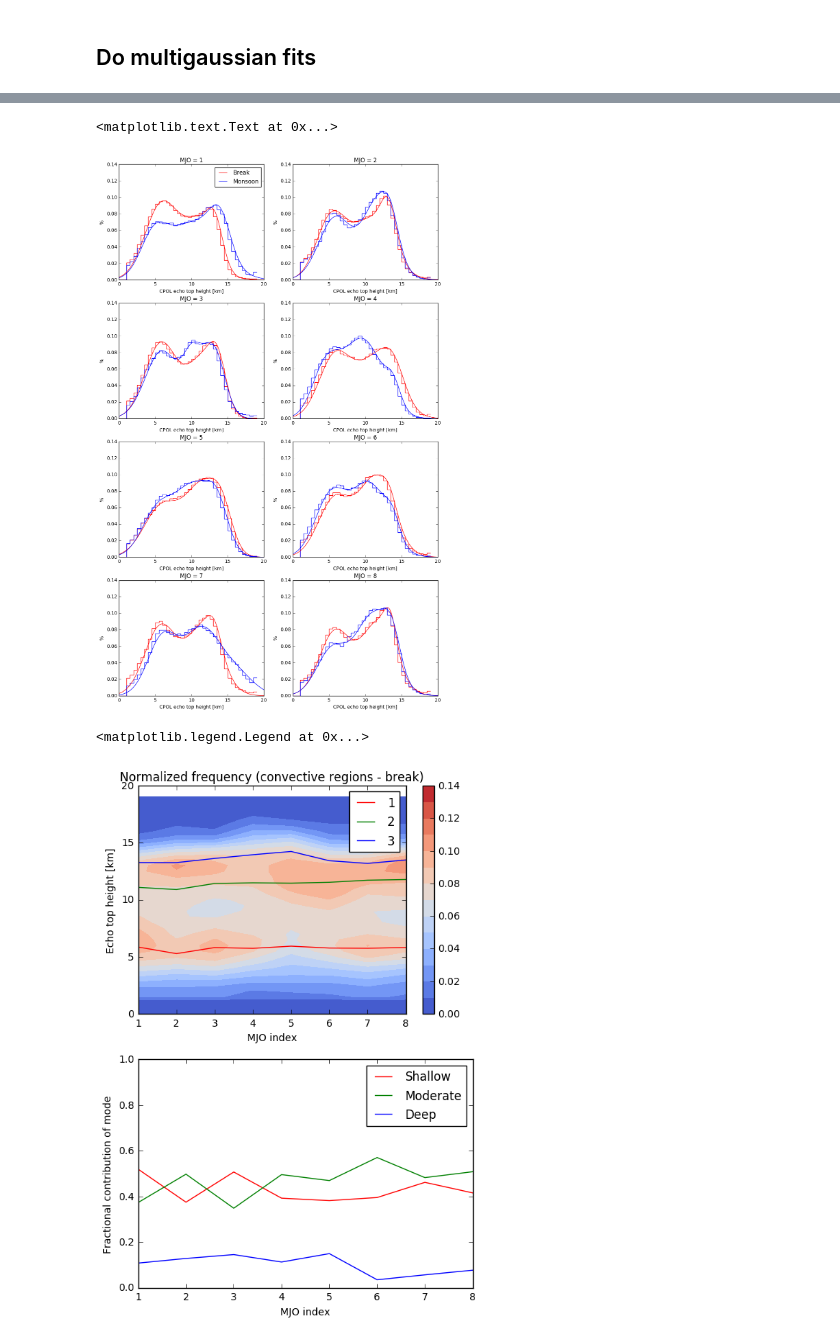
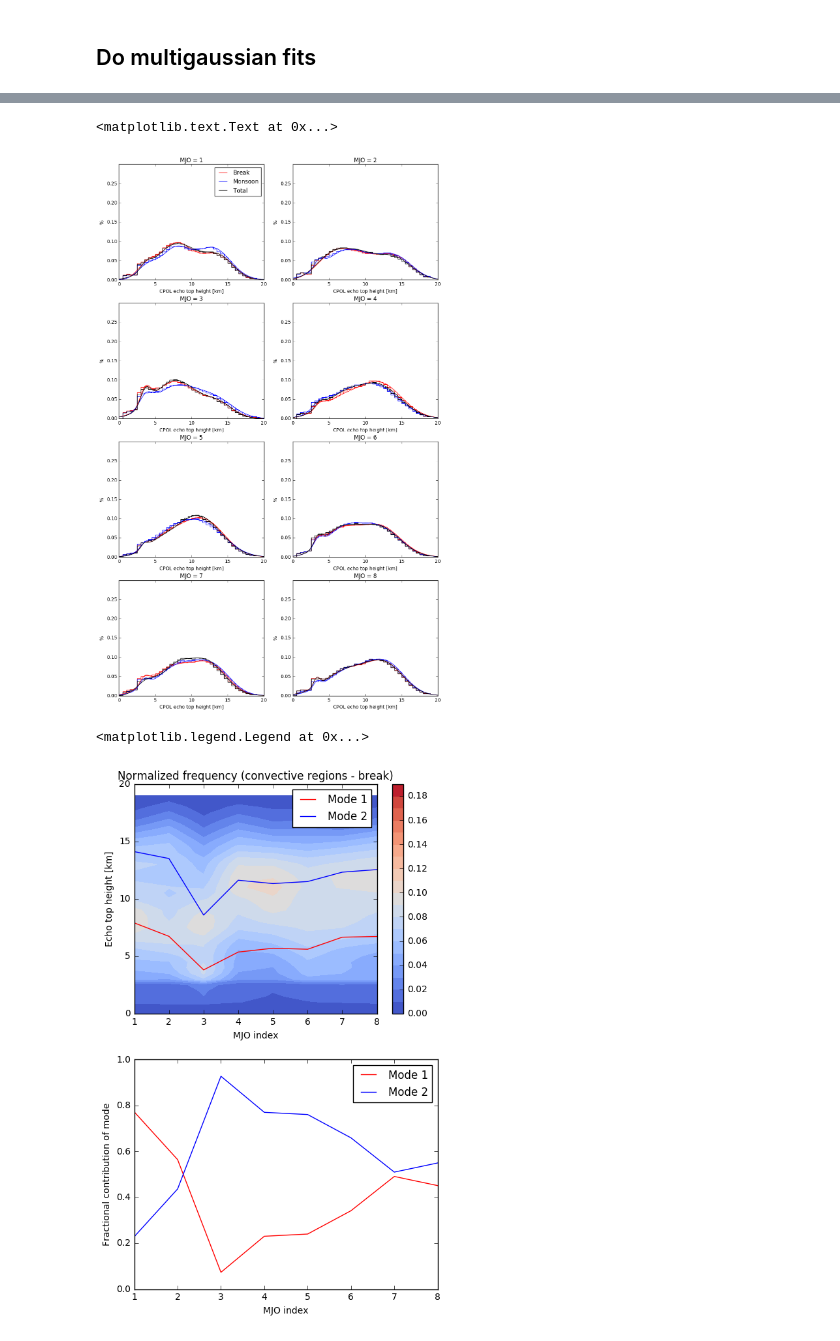
Before and after one commit to rcjackson/cmdv-rrm-anl, a Jupyter notebook: notebooks/Echo top height pdf.ipynb, the cells around one changed output, grey strips where cells are left out. Drawn from its saved outputs; the diff is of its cells as text; code cells hidden in the pictures.

```diff
--- a/notebooks/Echo top height pdf.ipynb
+++ b/notebooks/Echo top height pdf.ipynb
@@ -11,13 +13,20 @@ from scipy.signal import argrelextrema
 # %%
-hist1_path = '/home/rjackson/data/echo_top_histograms1.cdf'
-hist2_path = '/home/rjackson/data/echo_top_histograms2.cdf'
+hist1_path = '/home/rjackson/data/echo_top_histograms1_hour.cdf'
+hist2_path = '/home/rjackson/data/echo_top_histograms2_hour.cdf'
 height_bins = np.arange(0, 20000, 500)
 hist1_file = Dataset(hist1_path, mode='r')
 hist2_file = Dataset(hist2_path, mode='r')
 hist_break = hist2_file.variables['hist_break'][:]
 hist_monsoon = hist2_file.variables['hist_monsoon'][:]
+hist_total = hist2_file.variables['hist_total'][:]
+hist_break = np.sum(hist_break, axis=2)
+hist_monsoon = np.sum(hist_monsoon, axis=2)
+hist_total = np.sum(hist_total, axis=2)
+hist_break[0,:] = 0
+hist_monsoon[0,:] = 0
+hist_total[0,:] = 0
 b_inds = argrelextrema(hist_break, np.greater)
 m_inds = argrelextrema(hist_monsoon, np.greater)
-print(b_inds[0])
-print(height_bins[b_inds[0]])
+print(hist_break.shape)
+print(height_bins.shape)
 # %% [output]
@@ -195,79 +262,95 @@ plt.figure(figsize=(12,20))
 plt.subplot(421)
 plt.step(height_bins[:-1]/1e3, hist_break[:,0]/np.sum(hist_break[:,0])*2, color='r')
 plt.step(height_bins[:-1]/1e3, hist_monsoon[:,0]/np.sum(hist_monsoon[:,0])*2, color='b')
+plt.step(height_bins[:-1]/1e3, hist_total[:,0]/np.sum(hist_total[:,0])*2, color='k')
 plt.plot(x_curve, three_gaussians(x_curve, *fits_break3[:,0]), color='r')
 plt.plot(x_curve, three_gaussians(x_curve, *fits_monsoon3[:,0]), color='b')
-plt.legend(['Break', 'Monsoon'])
+plt.plot(x_curve, three_gaussians(x_curve, *fits_total3[:,0]), color='k')
+plt.legend(['Break', 'Monsoon', 'Total'])
 plt.xlabel('CPOL echo top height [km]')
 plt.ylabel('%')
-plt.ylim([0, 0.14])
+plt.ylim([0, 0.3])
 plt.title('MJO = 1')
 plt.subplot(422)
 plt.step(height_bins[:-1]/1e3, hist_break[:,1]/np.sum(hist_break[:,1])*2, color='r')
 plt.step(height_bins[:-1]/1e3, hist_monsoon[:,1]/np.sum(hist_monsoon[:,1])*2, color='b')
+plt.step(height_bins[:-1]/1e3, hist_total[:,1]/np.sum(hist_total[:,1])*2, color='k')
 plt.plot(x_curve, three_gaussians(x_curve, *fits_break3[:,1]), color='r')
 plt.plot(x_curve, three_gaussians(x_curve, *fits_monsoon3[:,1]), color='b')
+plt.plot(x_curve, three_gaussians(x_curve, *fits_total3[:,1]), color='k')
 plt.xlabel('CPOL echo top height [km]')
 plt.ylabel('%')
-plt.ylim([0, 0.14])
+plt.ylim([0, 0.3])
 plt.title('MJO = 2')
 plt.subplot(423)
 plt.step(height_bins[:-1]/1e3, hist_break[:,2]/np.sum(hist_break[:,2])*2, color='r')
 plt.step(height_bins[:-1]/1e3, hist_monsoon[:,2]/np.sum(hist_monsoon[:,2])*2, color='b')
+plt.step(height_bins[:-1]/1e3, hist_total[:,2]/np.sum(hist_total[:,2])*2, color='k')
 plt.plot(x_curve, three_gaussians(x_curve, *fits_break3[:,2]), color='r')
 plt.plot(x_curve, three_gaussians(x_curve, *fits_monsoon3[:,2]), color='b')
+plt.plot(x_curve, three_gaussians(x_curve, *fits_total3[:,2]), color='k')
 plt.xlabel('CPOL echo top height [km]')
 plt.ylabel('%')
-plt.ylim([0, 0.14])
+plt.ylim([0, 0.3])
 plt.title('MJO = 3')
 plt.subplot(424)
 plt.step(height_bins[:-1]/1e3, hist_break[:,3]/np.sum(hist_break[:,3])*2, color='r')
 plt.step(height_bins[:-1]/1e3, hist_monsoon[:,3]/np.sum(hist_monsoon[:,3])*2, color='b')
+plt.step(height_bins[:-1]/1e3, hist_total[:,3]/np.sum(hist_total[:,3])*2, color='k')
 plt.plot(x_curve, three_gaussians(x_curve, *fits_break3[:,3]), color='r')
 plt.plot(x_curve, three_gaussians(x_curve, *fits_monsoon3[:,3]), color='b')
+plt.plot(x_curve, three_gaussians(x_curve, *fits_total3[:,3]), color='k')
 plt.xlabel('CPOL echo top height [km]')
 plt.ylabel('%')
-plt.ylim([0, 0.14])
+plt.ylim([0, 0.3])
 plt.title('MJO = 4')
 plt.subplot(425)
 plt.step(height_bins[:-1]/1e3, hist_break[:,4]/np.sum(hist_break[:,4])*2, color='r')
 plt.step(height_bins[:-1]/1e3, hist_monsoon[:,4]/np.sum(hist_monsoon[:,4])*2, color='b')
+plt.step(height_bins[:-1]/1e3, hist_total[:,4]/np.sum(hist_total[:,4])*2, color='k')
 plt.plot(x_curve, three_gaussians(x_curve, *fits_break3[:,4]), color='r')
 plt.plot(x_curve, three_gaussians(x_curve, *fits_monsoon3[:,4]), color='b')
+plt.plot(x_curve, three_gaussians(x_curve, *fits_total3[:,4]), color='k')
 plt.xlabel('CPOL echo top height [km]')
 plt.ylabel('%')
-plt.ylim([0, 0.14])
+plt.ylim([0, 0.3])
 plt.title('MJO = 5')
 plt.subplot(426)
 plt.step(height_bins[:-1]/1e3, hist_break[:,5]/np.sum(hist_break[:,5])*2, color='r')
 plt.step(height_bins[:-1]/1e3, hist_monsoon[:,5]/np.sum(hist_monsoon[:,5])*2, color='b')
+plt.step(height_bins[:-1]/1e3, hist_total[:,5]/np.sum(hist_total[:,5])*2, color='k')
 plt.plot(x_curve, three_gaussians(x_curve, *fits_break3[:,5]), color='r')
 plt.plot(x_curve, three_gaussians(x_curve, *fits_monsoon3[:,5]), color='b')
+plt.plot(x_curve, three_gaussians(x_curve, *fits_total3[:,5]), color='k')
 plt.xlabel('CPOL echo top height [km]')
 plt.ylabel('%')
-plt.ylim([0, 0.14])
+plt.ylim([0, 0.3])
 plt.title('MJO = 6')
 plt.subplot(427)
 plt.step(height_bins[:-1]/1e3, hist_break[:,6]/np.sum(hist_break[:,6])*2, color='r')
 plt.step(height_bins[:-1]/1e3, hist_monsoon[:,6]/np.sum(hist_monsoon[:,6])*2, color='b')
+plt.step(height_bins[:-1]/1e3, hist_total[:,6]/np.sum(hist_total[:,6])*2, color='k')
 plt.plot(x_curve, three_gaussians(x_curve, *fits_break3[:,6]), color='r')
 plt.plot(x_curve, three_gaussians(x_curve, *fits_monsoon3[:,6]), color='b')
+plt.plot(x_curve, three_gaussians(x_curve, *fits_total3[:,6]), color='k')
 plt.xlabel('CPOL echo top height [km]')
 plt.ylabel('%')
-plt.ylim([0, 0.14])
+plt.ylim([0, 0.3])
 plt.title('MJO = 7')
 plt.subplot(428)
 plt.step(height_bins[:-1]/1e3, hist_break[:,7]/np.sum(hist_break[:,7])*2, color='r')
 plt.step(height_bins[:-1]/1e3, hist_monsoon[:,7]/np.sum(hist_monsoon[:,7])*2, color='b')
+plt.step(height_bins[:-1]/1e3, hist_total[:,7]/np.sum(hist_total[:,7])*2, color='k')
 plt.plot(x_curve, three_gaussians(x_curve, *fits_break3[:,7]), color='r')
 plt.plot(x_curve, three_gaussians(x_curve, *fits_monsoon3[:,7]), color='b')
+plt.plot(x_curve, three_gaussians(x_curve, *fits_total3[:,7]), color='k')
 plt.xlabel('CPOL echo top height [km]')
 plt.ylabel('%')
-plt.ylim([0, 0.14])
+plt.ylim([0, 0.3])
 plt.title('MJO = 8')
 # %% [output]
 <matplotlib.text.Text at 0x...>
-[figure, old version]
+[figure, new version]
 # %%
 from scipy import interpolate
 def calc_percentile_from_hist(hist, bins, percent):
@@ -281,39 +364,39 @@ mjos_2d, bins_2d = np.meshgrid(np.arange(1,9), height_bins[:-1]/1e3)
 five = np.zeros(8)
 fifty = np.zeros(8)
 ninety_five = np.zeros(8)
 for mjo_index in range(0,8):
     five[mjo_index] = calc_percentile_from_hist(hist_mjo[:,mjo_index],
                                                 height_bins[:-1]/1e3,
                                                 5)
     fifty[mjo_index] = calc_percentile_from_hist(hist_mjo[:,mjo_index],
                                                  height_bins[:-1]/1e3,
                                                  50)
     ninety_five[mjo_index] = calc_percentile_from_hist(hist_mjo[:,mjo_index],
                                                        height_bins[:-1]/1e3,
                                                        95)
-plt.figure(figsize=(6,9))
+plt.figure(figsize=(6,10))
 plt.subplot(211)
 plt.contourf(mjos_2d, bins_2d, hist_mjo/np.sum(hist_mjo, axis=0)*2,
-             cmap='coolwarm', levels=np.arange(0,0.15,0.01))
+             cmap='coolwarm', levels=np.arange(0,0.2,0.01))
 #plt.plot(np.arange(1,9), five, color = 'k', linestyle='--')
-plt.plot(np.arange(1,9), fits_break3[0,:], color = 'r', linestyle='-', label="1")
-plt.plot(np.arange(1,9), fits_break3[2,:], color = 'g', linestyle='-', label="2")
-plt.plot(np.arange(1,9), fits_break3[4,:], color = 'b', linestyle='-', label="3")
+plt.plot(np.arange(1,9), fits_break2[0,:], color = 'r', linestyle='-', label="Mode 1")
+plt.plot(np.arange(1,9), fits_break2[2,:], color = 'b', linestyle='-', label="Mode 2")
+#plt.plot(np.arange(1,9), fits_break2[4,:], color = 'b', linestyle='-', label="3")
 plt.legend()
 plt.ylim([0,20])
 #plt.plot(np.arange(1,9), ninety_five, color = 'k', linestyle='--')
 plt.xlabel('MJO index')
 plt.ylabel('Echo top height [km]')
 plt.title('Normalized frequency (convective regions - break)')
 ax = plt.colorbar()
 plt.subplot(212)
-plt.plot(np.arange(1,9), fits_break3[6,:], label="Shallow", color='r')
-plt.plot(np.arange(1,9), fits_break3[7,:], label="Moderate", color='g')
-plt.plot(np.arange(1,9), 1-np.sum(fits_break3[6:8,:], axis=0), label="Deep", color= 'b')
+plt.plot(np.arange(1,9), fits_break2[4,:], label="Mode 1", color='r')
+plt.plot(np.arange(1,9), 1-fits_break2[4,:], label="Mode 2", color='b')
+#plt.plot(np.arange(1,9), 1-np.sum(fits_break2[6:8,:], axis=0), label="Deep", color= 'b')
 plt.xlabel('MJO index')
 plt.ylabel('Fractional contribution of mode')
 plt.ylim([0, 1])
 plt.legend(loc='best')
 # %% [output]
 <matplotlib.legend.Legend at 0x...>
-[figure, old version]
+[figure, new version]
```
Also changed, not shown: parts of 20 cells of this notebook, 1 other file.
